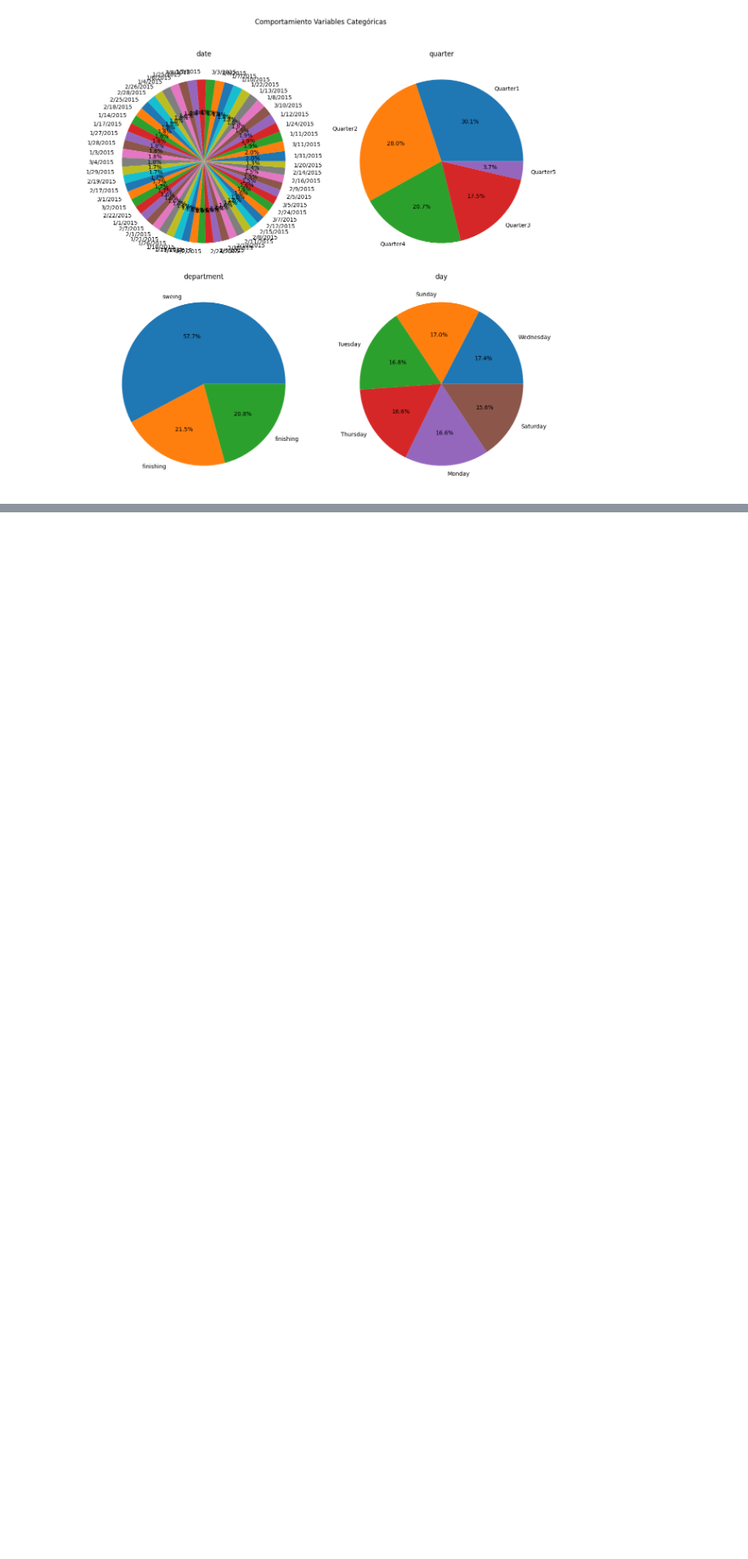
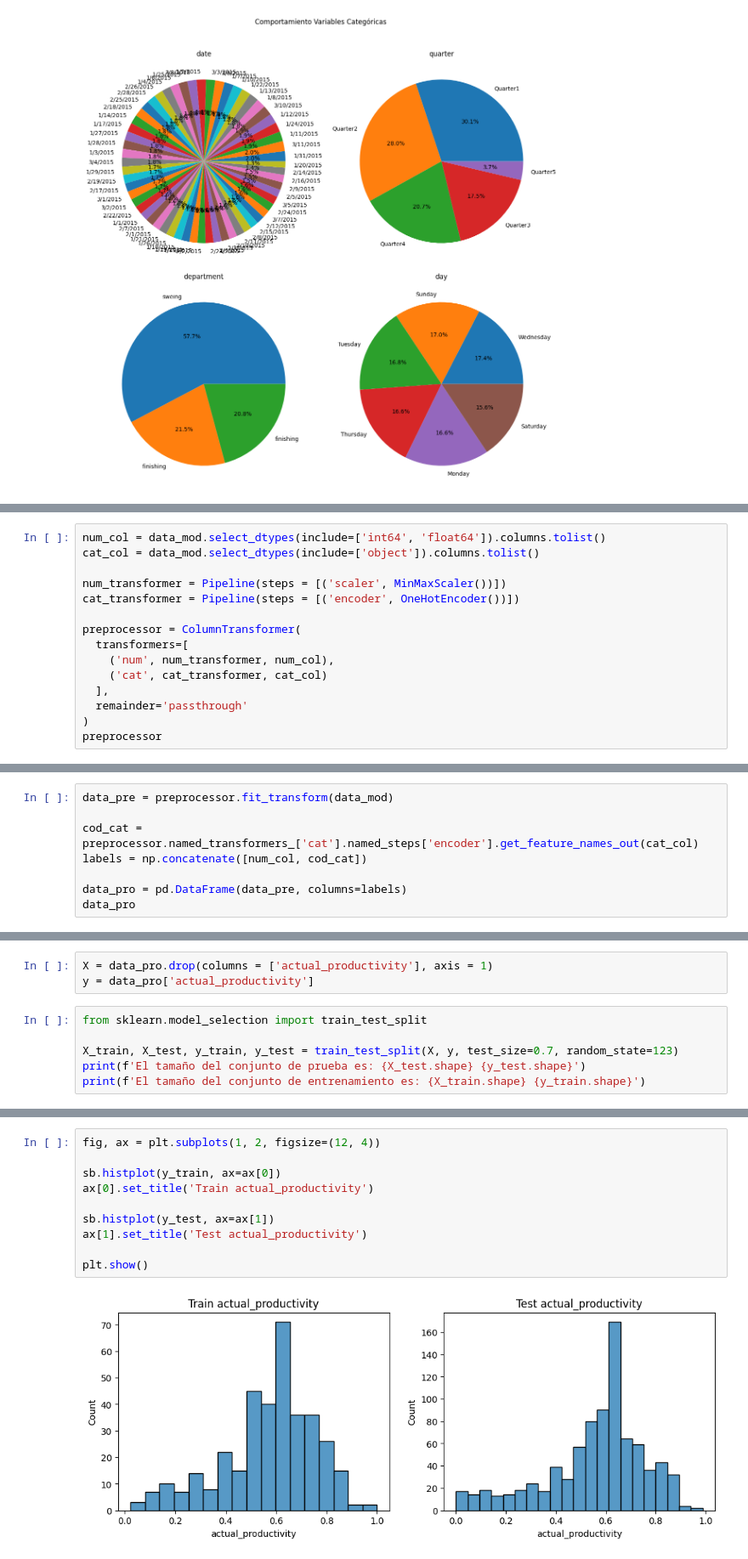
Before and after one commit to DavidBetancurRamirez/ComputacionCientifica, a Jupyter notebook: regresion/regresion_clase.ipynb, the cells around one changed output, grey strips where cells are left out. Shown: that part at 85% size. Cells and saved outputs as stored; diff of their text form; blank space fills up the shorter version.

```diff
--- a/regresion/regresion_clase.ipynb
+++ b/regresion/regresion_clase.ipynb
@@ -140,0 +328,15 @@ plt.show()
+# %%
+num_col = data_mod.select_dtypes(include=['int64', 'float64']).columns.tolist()
+cat_col = data_mod.select_dtypes(include=['object']).columns.tolist()
+
+num_transformer = Pipeline(steps = [('scaler', MinMaxScaler())])
+cat_transformer = Pipeline(steps = [('encoder', OneHotEncoder())])
+
+preprocessor = ColumnTransformer(
+  transformers=[
+    ('num', num_transformer, num_col),
+    ('cat', cat_transformer, cat_col)
+  ],
+  remainder='passthrough'
+)
+preprocessor
@@ -140,0 +354,8 @@ plt.show()
+# %%
+data_pre = preprocessor.fit_transform(data_mod)
+
+cod_cat = preprocessor.named_transformers_['cat'].named_steps['encoder'].get_feature_names_out(cat_col)
+labels = np.concatenate([num_col, cod_cat])
+
+data_pro = pd.DataFrame(data_pre, columns=labels)
+data_pro
@@ -140,0 +378,9 @@ plt.show()
+# %%
+X = data_pro.drop(columns = ['actual_productivity'], axis = 1)
+y = data_pro['actual_productivity']
+# %%
+from sklearn.model_selection import train_test_split
+
+X_train, X_test, y_train, y_test = train_test_split(X, y, test_size=0.7, random_state=123)
+print(f'El tamaño del conjunto de prueba es: {X_test.shape} {y_test.shape}')
+print(f'El tamaño del conjunto de entrenamiento es: {X_train.shape} {y_train.shape}')
@@ -140,0 +390,12 @@ plt.show()
+# %%
+fig, ax = plt.subplots(1, 2, figsize=(12, 4))
+
+sb.histplot(y_train, ax=ax[0])
+ax[0].set_title('Train actual_productivity')
+
+sb.histplot(y_test, ax=ax[1])
+ax[1].set_title('Test actual_productivity')
+
+plt.show()
+# %% [output]
+[figure, added]
```
Also changed, not shown: parts of 30 cells of this notebook.
